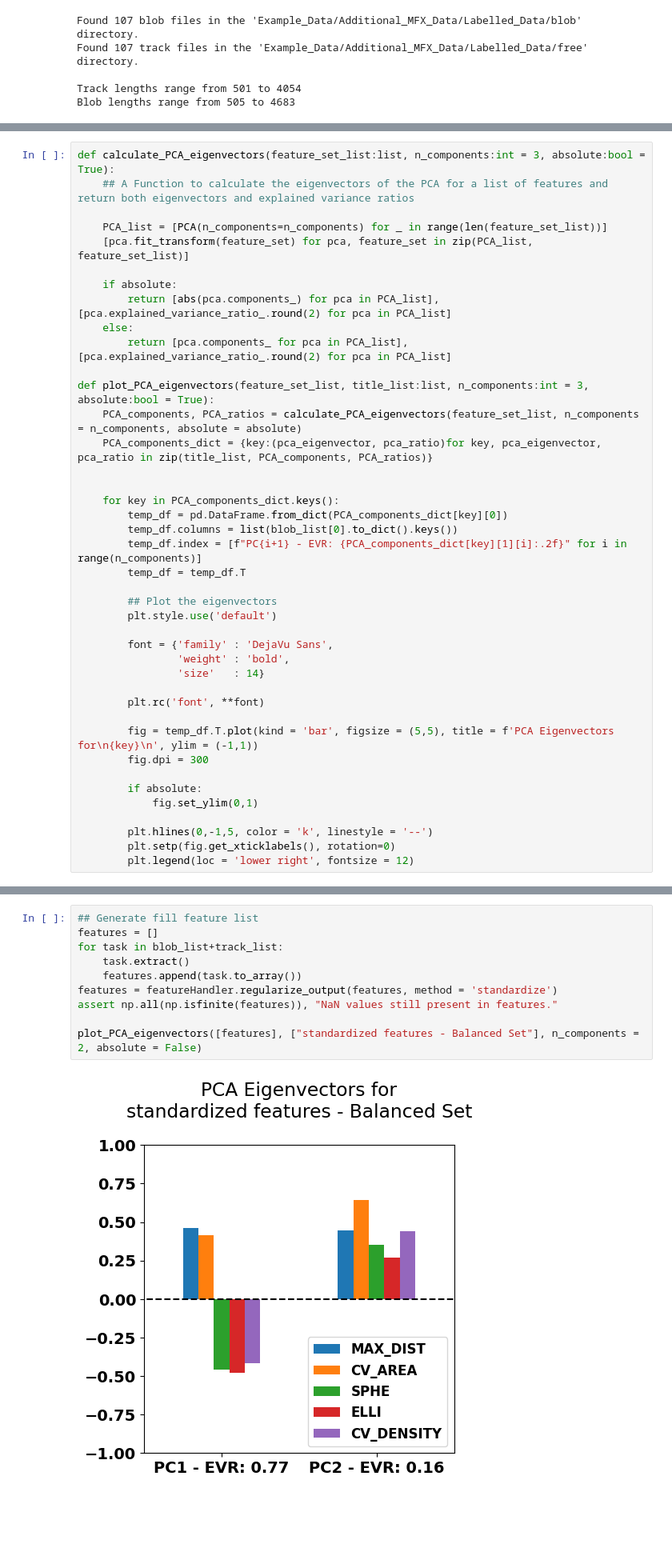
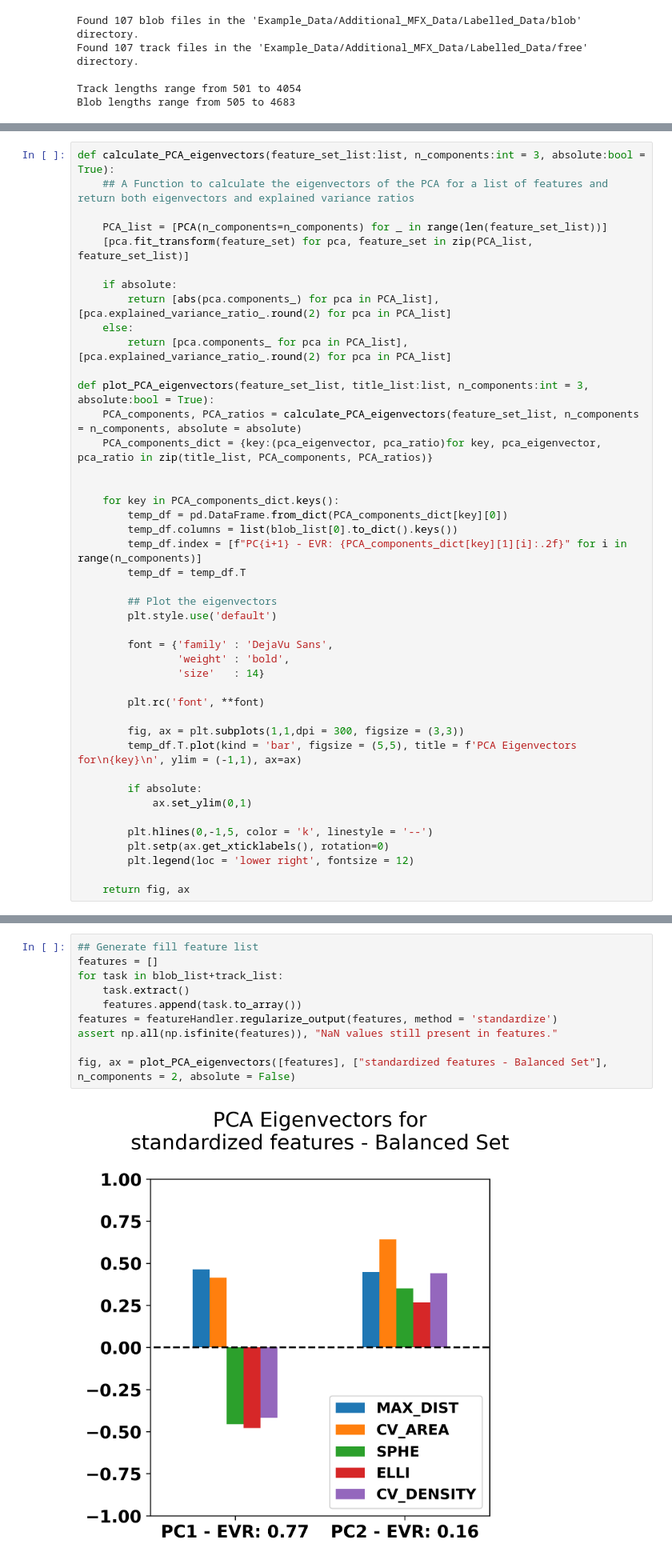
Before and after one commit to Eggeling-Lab-Microscope-Software/blob-B-gone, a Jupyter notebook: BlobBGone_Feature_Exploration.ipynb, the cells around one changed output, grey strips where cells are left out. Shown at 80% size. Drawn from its saved outputs; the diff is of its cells as text; blank space fills up the shorter version.

```diff
--- a/BlobBGone_Feature_Exploration.ipynb
+++ b/BlobBGone_Feature_Exploration.ipynb
@@ -272,15 +272,17 @@ def plot_PCA_eigenvectors(feature_set_list, title_list:list, n_components:int =
 
         plt.rc('font', **font)
 
-        fig = temp_df.T.plot(kind = 'bar', figsize = (5,5), title = f'PCA Eigenvectors for\n{key}\n', ylim = (-1,1))
-        fig.dpi = 300
+        fig, ax = plt.subplots(1,1,dpi = 300, figsize = (3,3))
+        temp_df.T.plot(kind = 'bar', figsize = (5,5), title = f'PCA Eigenvectors for\n{key}\n', ylim = (-1,1), ax=ax)
 
         if absolute:
-            fig.set_ylim(0,1)
+            ax.set_ylim(0,1)
 
         plt.hlines(0,-1,5, color = 'k', linestyle = '--')
-        plt.setp(fig.get_xticklabels(), rotation=0)
+        plt.setp(ax.get_xticklabels(), rotation=0)
         plt.legend(loc = 'lower right', fontsize = 12)
+
+    return fig, ax
 # %%
 fig, axs, v_max, v_min = correlation_heatmaps(comb_standard_blob_features, comb_standard_track_features, feature_keys)
 # %% [output]
@@ -296,12 +298,12 @@ cm = correlation_clustermap(comb_standard_track_features, feature_keys, title='T
 # %%
 ## Generate fill feature list
 features = []
 for task in blob_list+track_list:
     task.extract()
     features.append(task.to_array())
 features = featureHandler.regularize_output(features, method = 'standardize')
 assert np.all(np.isfinite(features)), "NaN values still present in features."
 
-plot_PCA_eigenvectors([features], ["standardized features - Balanced Set"], n_components = 2, absolute = False)
+fig, ax = plot_PCA_eigenvectors([features], ["standardized features - Balanced Set"], n_components = 2, absolute = False)
 # %% [output]
-[figure, old version]
+[figure, new version]
```
Also changed, not shown: parts of 3 cells of this notebook, 3 other files.
